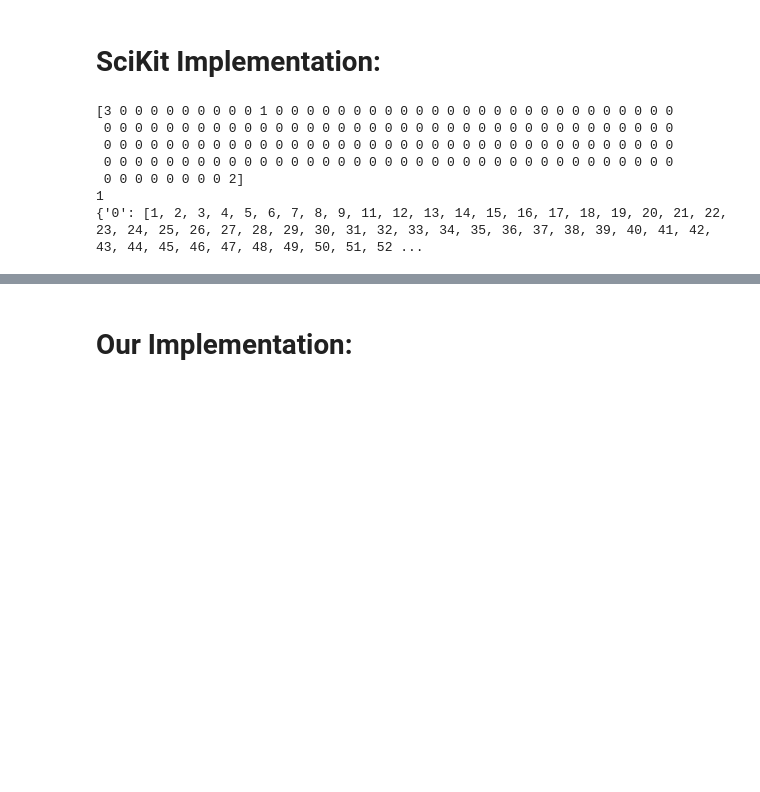
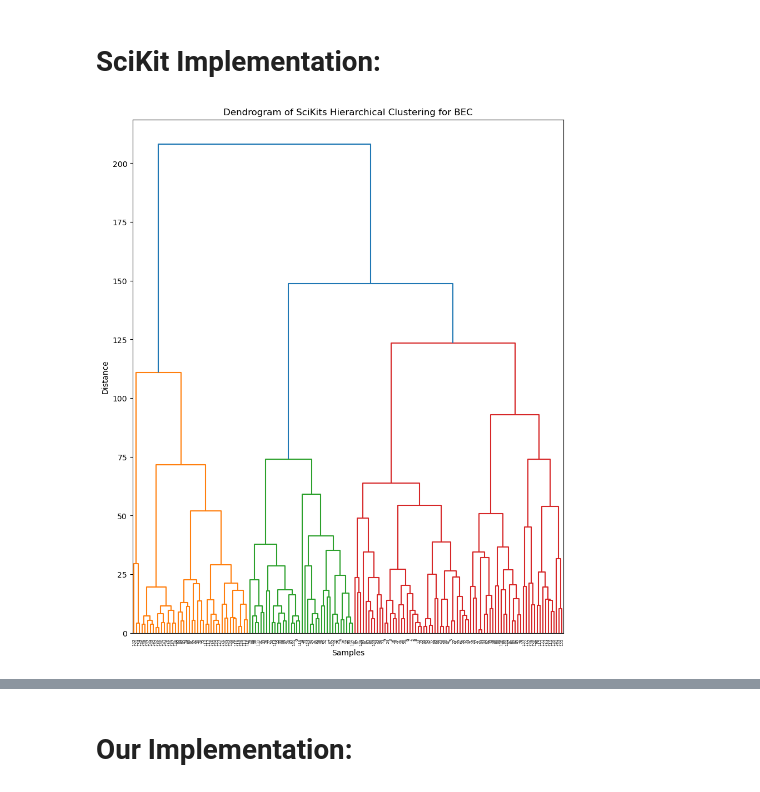
Before and after one commit to vratins/AsthmaClustering, a Jupyter notebook: hierarchicalClustering.ipynb, the cells around one changed output, grey strips where cells are left out. Drawn from its saved outputs; the diff is of its cells as text; code cells hidden in the pictures; blank space fills up the shorter version.

```diff
--- a/hierarchicalClustering.ipynb
+++ b/hierarchicalClustering.ipynb
@@ -29,21 +25,19 @@ def SKheirarichalClustering(data, clusterNum):
     clusterLabels = clusters.fit(data).labels_
     return clusters, clusterLabels
 # %%
-SKclusters, SKclusterLabels = SKheirarichalClustering(data, clusterNum)
-print(SKclusterLabels)
+SKclusters, SKclusterLabels = SKheirarichalClustering(dataBEC, clusterNum)
 SKclusterdict = {"0":[], "1":[], "2":[], "3":[]}
-# Based off data: notSA = 71, SA = 42, VSA = 2, NC = 38
 for i in range(len(SKclusterLabels)):
     label = str(SKclusterLabels[i])
     SKclusterdict[label].append(i)
-print(len(SKclusterdict["2"]))
-print(SKclusterdict)
+SKclusters.fit(dataBEC)
+Z = linkage(SKclusters.children_, method='average')
+plt.figure(figsize=(10, 12))
+dendrogram(Z)
+plt.title('Dendrogram of SciKits Hierarchical Clustering for BEC')
+plt.xlabel('Samples')
+plt.ylabel('Distance')
+plt.show()
 # %% [output]
-[3 0 0 0 0 0 0 0 0 0 1 0 0 0 0 0 0 0 0 0 0 0 0 0 0 0 0 0 0 0 0 0 0 0 0 0 0
- 0 0 0 0 0 0 0 0 0 0 0 0 0 0 0 0 0 0 0 0 0 0 0 0 0 0 0 0 0 0 0 0 0 0 0 0 0
- 0 0 0 0 0 0 0 0 0 0 0 0 0 0 0 0 0 0 0 0 0 0 0 0 0 0 0 0 0 0 0 0 0 0 0 0 0
- 0 0 0 0 0 0 0 0 0 0 0 0 0 0 0 0 0 0 0 0 0 0 0 0 0 0 0 0 0 0 0 0 0 0 0 0 0
- 0 0 0 0 0 0 0 0 2]
-1
-{'0': [1, 2, 3, 4, 5, 6, 7, 8, 9, 11, 12, 13, 14, 15, 16, 17, 18, 19, 20, 21, 22, 23, 24, 25, 26, 27, 28, 29, 30, 31, 32, 33, 34, 35, 36, 37, 38, 39, 40, 41, 42, 43, 44, 45, 46, 47, 48, 49, 50, 51, 52 ...
+[figure, added]
 # %%
```
Also changed, not shown: parts of 9 cells of this notebook.
